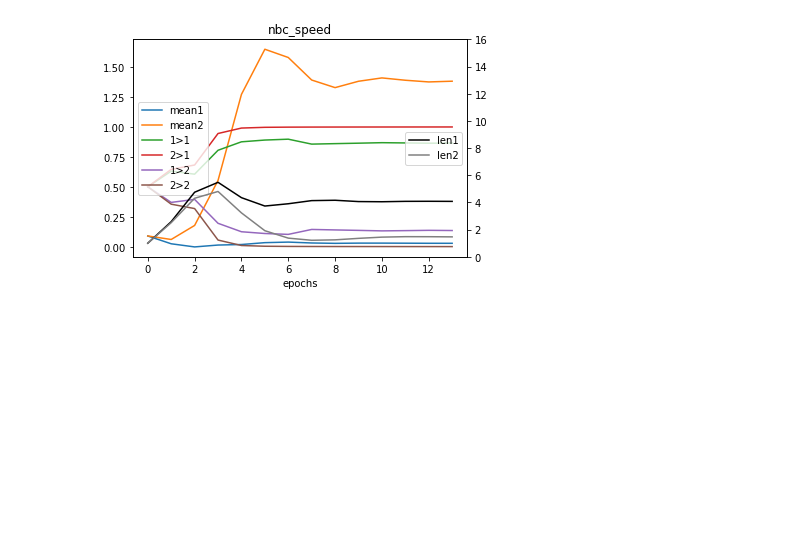
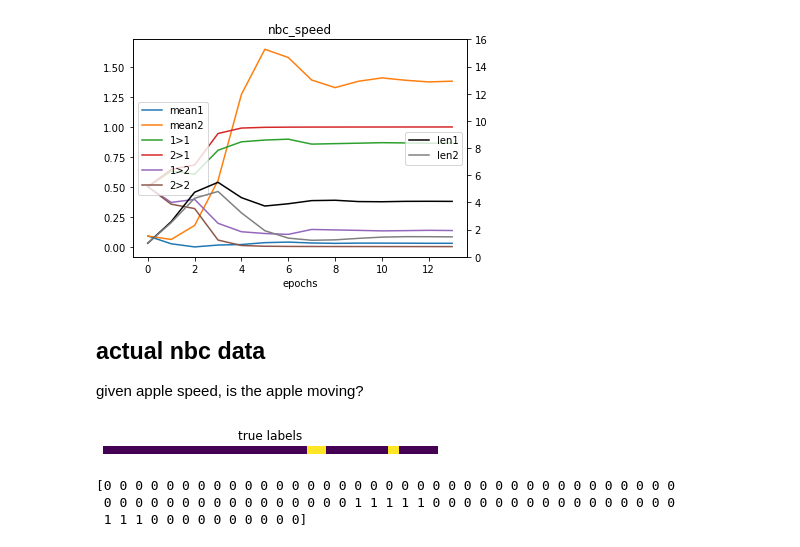
Before and after one commit to dylanebert/hsmm, a Jupyter notebook: unit_tests.ipynb, the cells around one changed output. Drawn from its saved outputs; the diff is of its cells as text; code cells hidden in the pictures; blank space fills up the shorter version.

```diff
--- a/unit_tests.ipynb
+++ b/unit_tests.ipynb
@@ -286,3 +268,17 @@ plot_params('nbc_speed_sup')
 plot_params('nbc_speed')
 # %% [output]
 [figure]
+# %% [markdown]
+## actual nbc data
+given apple speed, is the apple moving?
+# %%
+parser = argparse.ArgumentParser()
+data.add_args(parser)
+args = parser.parse_args(['--dataset', 'nbc', '--nbc_features', 'apple_speed', '--nbc_labels', 'moving', '--nbc_mini'])
+dset = data.dataset_from_args(args, 'test')
+viz_dset(dset)
+# %% [output]
+[figure, added]
+[0 0 0 0 0 0 0 0 0 0 0 0 0 0 0 0 0 0 0 0 0 0 0 0 0 0 0 0 0 0 0 0 0 0 0 0 0
+ 0 0 0 0 0 0 0 0 0 0 0 0 0 0 0 0 1 1 1 1 1 0 0 0 0 0 0 0 0 0 0 0 0 0 0 0 0
+ 1 1 1 0 0 0 0 0 0 0 0 0 0]
```
Also changed, not shown: parts of 16 cells of this notebook, 17 other files.
